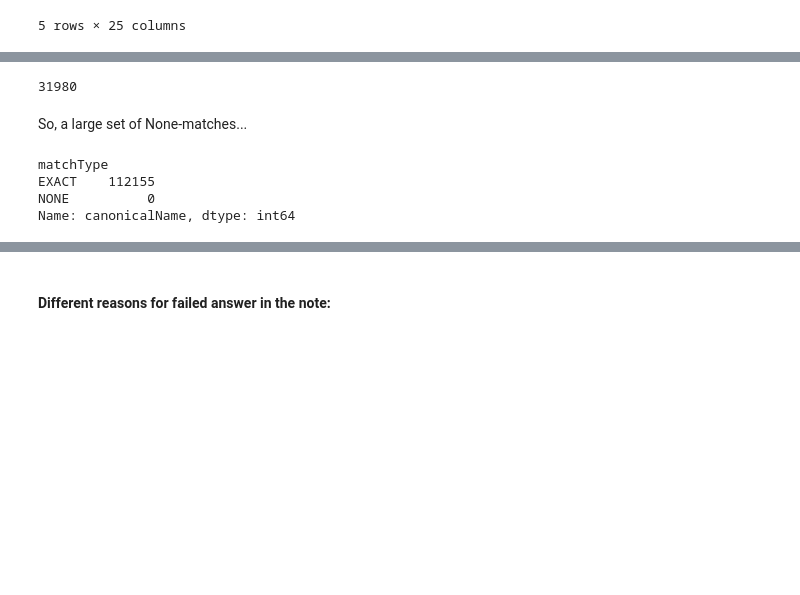
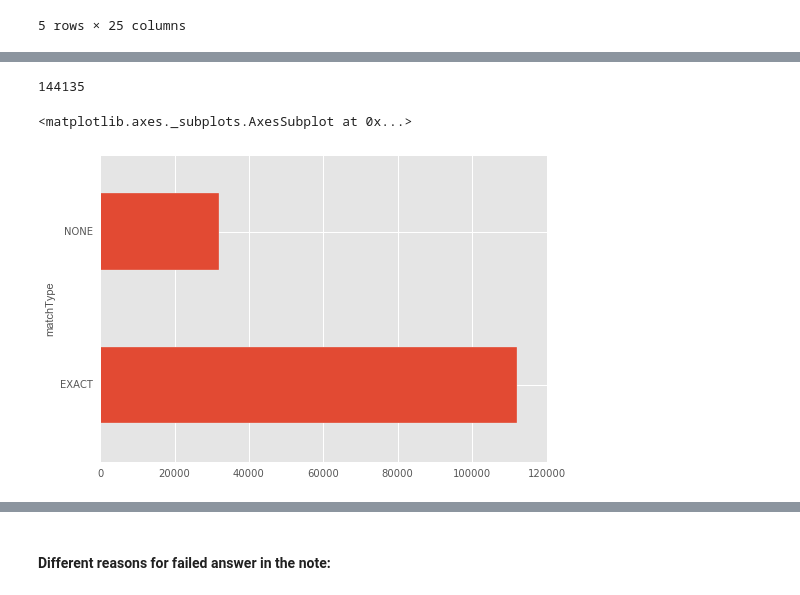
Before and after one commit to inbo/data-publication, a Jupyter notebook: datasets/name_server/src/recorder_name_matching_asyncronious.ipynb, the cells around one changed output, grey strips where cells are left out. Cells and saved outputs as stored; diff of their text form; code cells hidden in the pictures; blank space fills up the shorter version.

```diff
--- a/datasets/recorder-names/recorder_name_matching_asyncronious.ipynb
+++ b/datasets/name_server/src/recorder_name_matching_asyncronious.ipynb
@@ -2,6 +2,8 @@
 %matplotlib inline
 import numpy as np
 import pandas as pd
+import matplotlib.pyplot as plt
+plt.style.use('seaborn-notebook')
 # %%
 import sys
 sys.path.append("../../../inbo_python-utilities/gbif/gbif_name_match")
@@ -410,15 +441,11 @@ Index(['Unnamed: 0.1', 'canonicalName', 'class', 'classKey', 'confidence',
       dtype='object')
-# %%
-sum(recorder_matched["status"].isnull())
-# %% [output]
-31980
-# %% [markdown]
-So, a large set of None-matches...
 # %%
-recorder_matched.groupby(("matchType")).count()["canonicalName"]
+recorder_matched["matchType"].count()
 # %% [output]
-matchType
-EXACT    112155
-NONE          0
-Name: canonicalName, dtype: int64
+144135
+# %%
+recorder_matched.groupby(("matchType")).count()["confidence"].plot(kind="barh")
+# %% [output]
+<matplotlib.axes._subplots.AxesSubplot at 0x...>
+[figure, added]
 # %%
```
Also changed, not shown: parts of 37 cells of this notebook, 3 other files.
